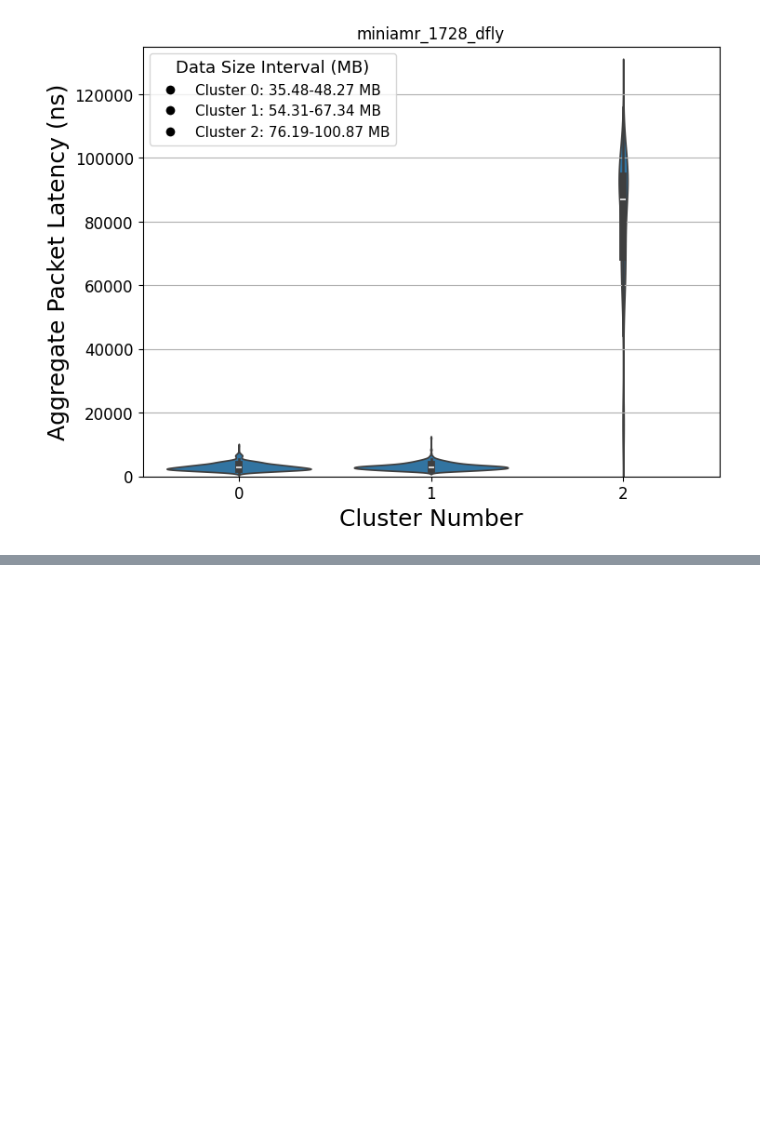
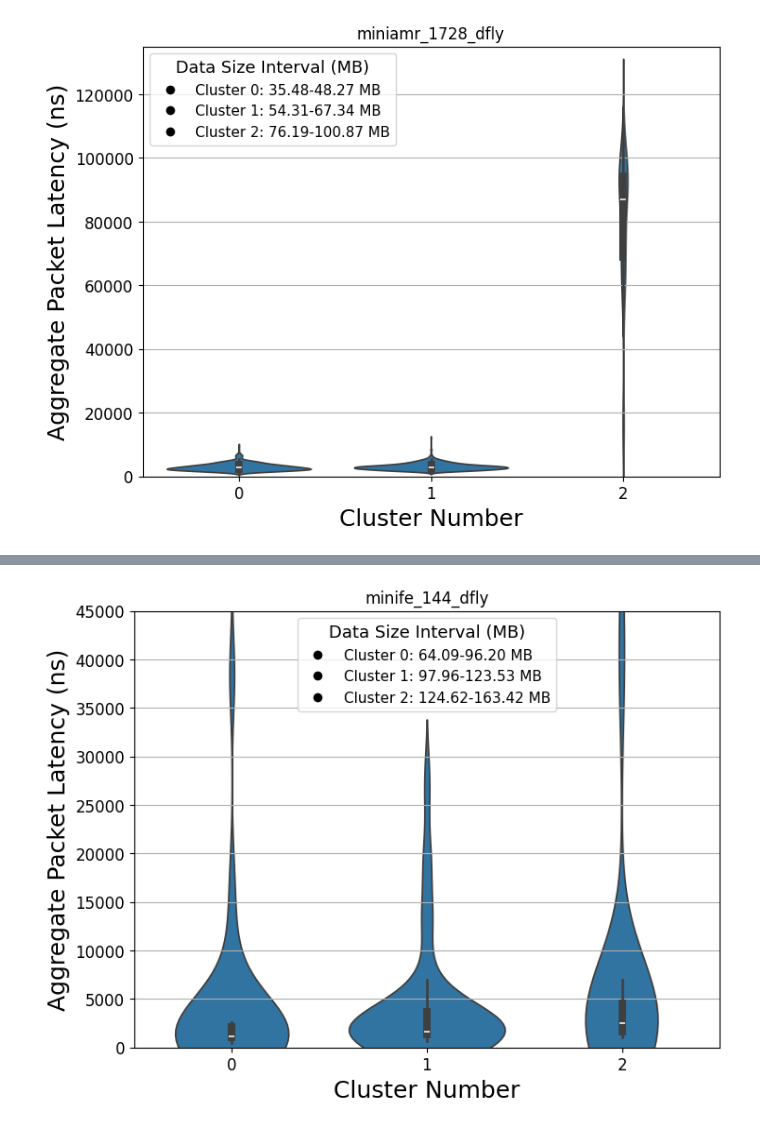
Before and after one commit to zzheng33/cs550, a Jupyter notebook: run/plot.ipynb, the cells around one changed output, grey strips where cells are left out. Saved outputs shown, nothing was run; the diff lists cells and outputs as text; code cells hidden in the pictures; blank space fills up the shorter version.

```diff
--- a/run/plot.ipynb
+++ b/run/plot.ipynb
@@ -91,0 +96,4 @@ dataSize_packetLatency("./arxiv/miniamr_1728_dfly/dragonfly-msg-stats",135000,3)
+# %%
+dataSize_packetLatency("./arxiv/minife_144_dfly/dragonfly-msg-stats",45000)
+# %% [output]
+[figure, added]
```
Also changed, not shown: parts of 1 cell of this notebook, 21 other files.
